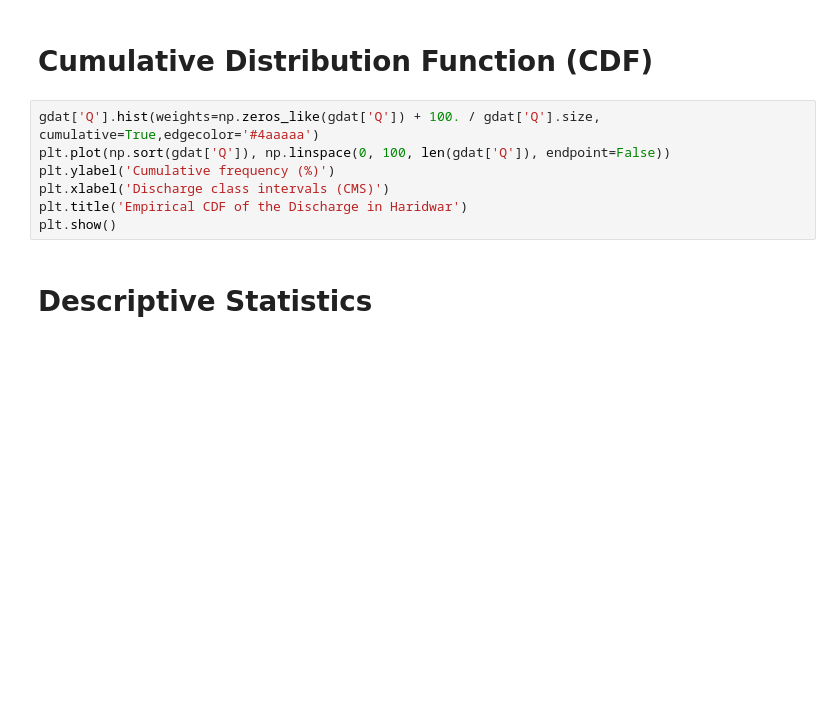
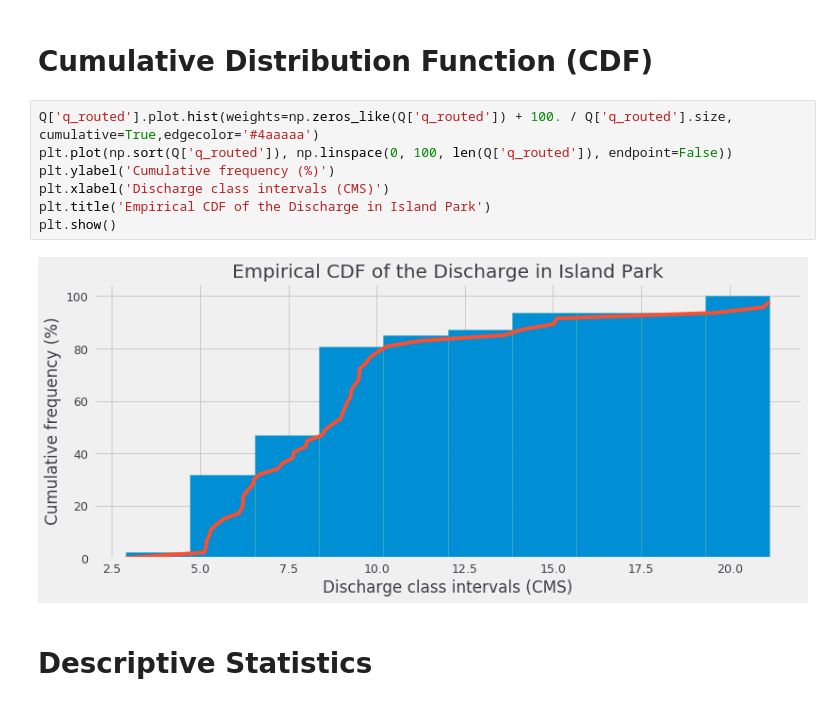
Before and after one commit to msaharia/aasi, a Jupyter notebook: floodfreq.ipynb, the cells around one changed output. Drawn from its saved outputs; the diff is of its cells as text; blank space fills up the shorter version.

Commit message:
Updated Empirical CDF

```diff
--- a/floodfreq.ipynb
+++ b/floodfreq.ipynb
@@ -73,12 +73,14 @@ Coordinates:
 # %% [markdown]
 # Cumulative Distribution Function (CDF)
 # %%
-gdat['Q'].hist(weights=np.zeros_like(gdat['Q']) + 100. / gdat['Q'].size, cumulative=True,edgecolor='#4aaaaa')
-plt.plot(np.sort(gdat['Q']), np.linspace(0, 100, len(gdat['Q']), endpoint=False))
+Q['q_routed'].plot.hist(weights=np.zeros_like(Q['q_routed']) + 100. / Q['q_routed'].size, cumulative=True,edgecolor='#4aaaaa')
+plt.plot(np.sort(Q['q_routed']), np.linspace(0, 100, len(Q['q_routed']), endpoint=False))
 plt.ylabel('Cumulative frequency (%)')
 plt.xlabel('Discharge class intervals (CMS)')
-plt.title('Empirical CDF of the Discharge in Haridwar')
+plt.title('Empirical CDF of the Discharge in Island Park')
 plt.show()
+# %% [output]
+[figure, added]
 # %% [markdown]
 # Descriptive Statistics
 # %%
```
